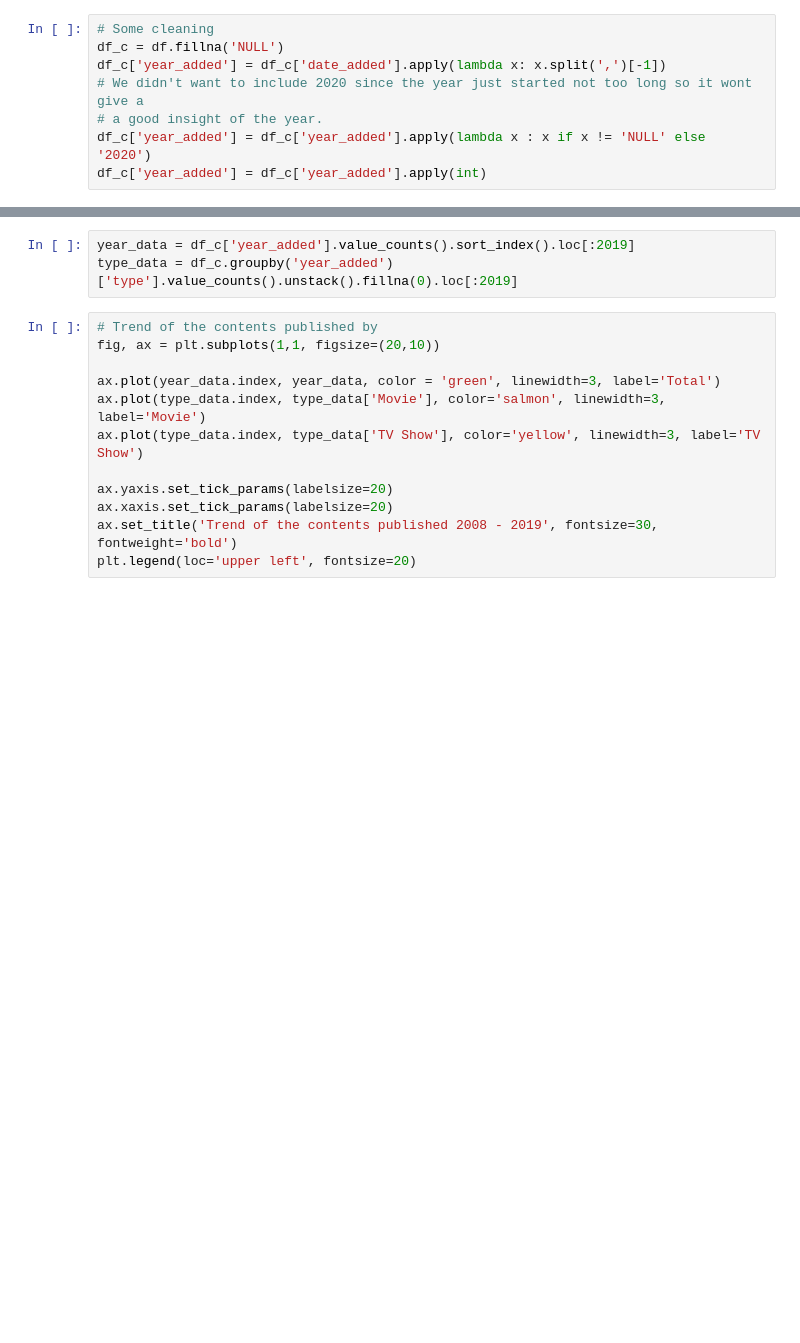
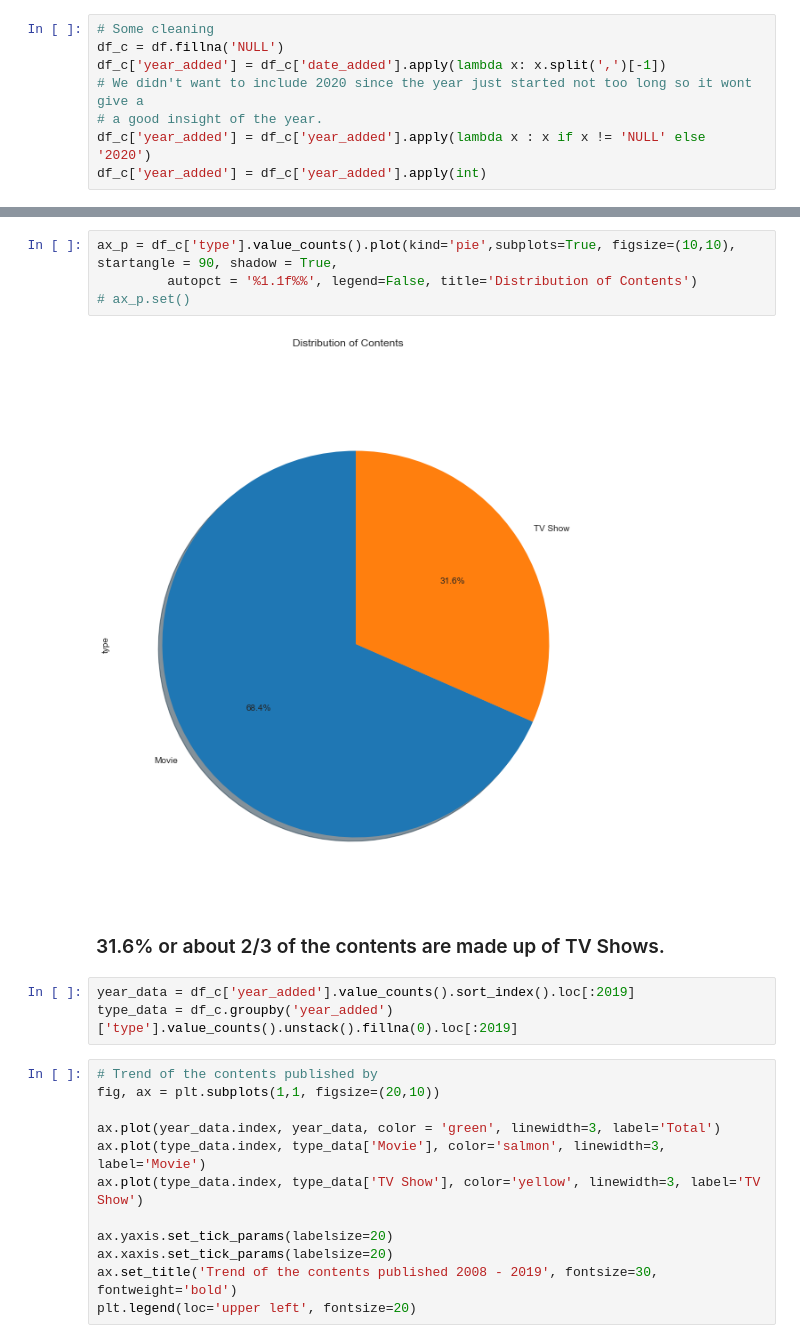
Before and after one commit to salmanmarizki/netflix_shows, a Jupyter notebook: EDA.ipynb, the cells around one changed output, grey strips where cells are left out. Saved outputs shown, nothing was run; the diff lists cells and outputs as text; blank space fills up the shorter version.

Commit message:
added pie chart

```diff
--- a/EDA.ipynb
+++ b/EDA.ipynb
@@ -86,3 +90,11 @@ df_c['year_added'] = df_c['year_added'].apply(int)
+# %%
+ax_p = df_c['type'].value_counts().plot(kind='pie',subplots=True, figsize=(10,10), startangle = 90, shadow = True,
+         autopct = '%1.1f%%', legend=False, title='Distribution of Contents')
+# ax_p.set()
+# %% [output]
+[figure, added]
+# %% [markdown]
+### 31.6% or about 2/3 of the contents are made up of TV Shows.
 # %%
 year_data = df_c['year_added'].value_counts().sort_index().loc[:2019]
 type_data = df_c.groupby('year_added')['type'].value_counts().unstack().fillna(0).loc[:2019]
```
Also changed, not shown: parts of 3 cells of this notebook.
